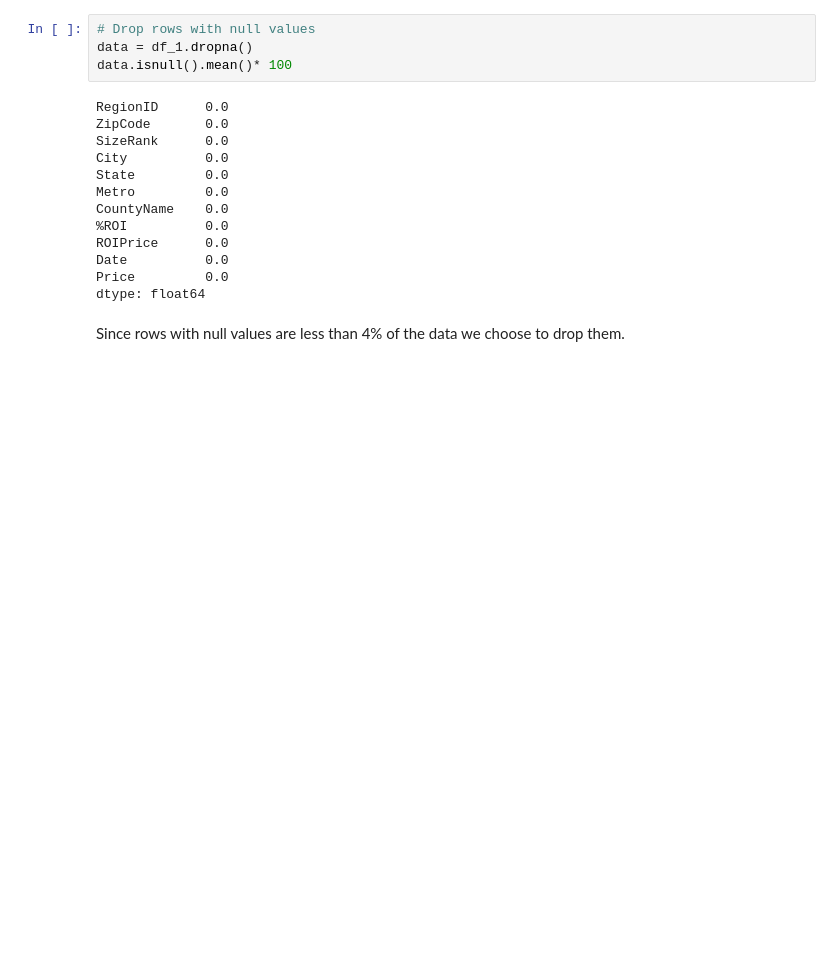
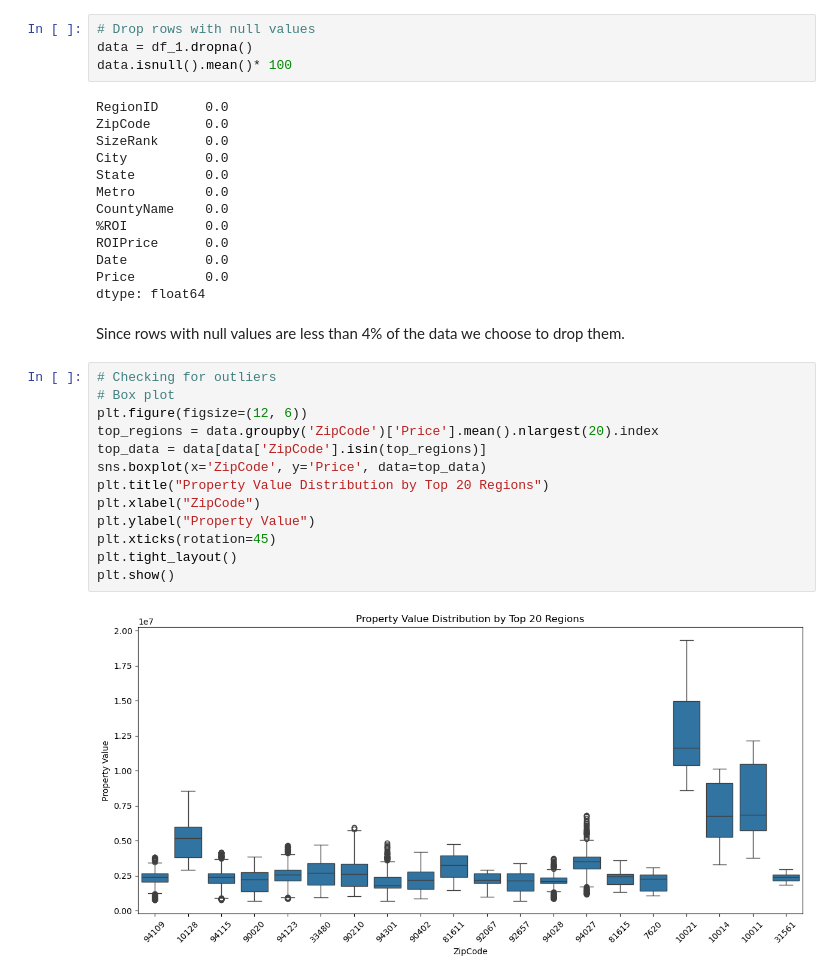
Before and after one commit to PaulMuniu/Phase-4-Group-Project, a Jupyter notebook: Student.ipynb, the cells around one changed output. Drawn from its saved outputs; the diff is of its cells as text; blank space fills up the shorter version.

Commit message:
Checking for outliers

```diff
--- a/Student.ipynb
+++ b/Student.ipynb
@@ -380,3 +380,18 @@ Price         0.0
 dtype: float64
 # %% [markdown]
 Since rows with null values are less than 4% of the data we choose to drop them.
+# %%
+# Checking for outliers
+# Box plot
+plt.figure(figsize=(12, 6))
+top_regions = data.groupby('ZipCode')['Price'].mean().nlargest(20).index
+top_data = data[data['ZipCode'].isin(top_regions)]
+sns.boxplot(x='ZipCode', y='Price', data=top_data)
+plt.title("Property Value Distribution by Top 20 Regions")
+plt.xlabel("ZipCode")
+plt.ylabel("Property Value")
+plt.xticks(rotation=45)
+plt.tight_layout()
+plt.show()
+# %% [output]
+[figure, added]
```
Also changed, not shown: parts of 5 cells of this notebook.
